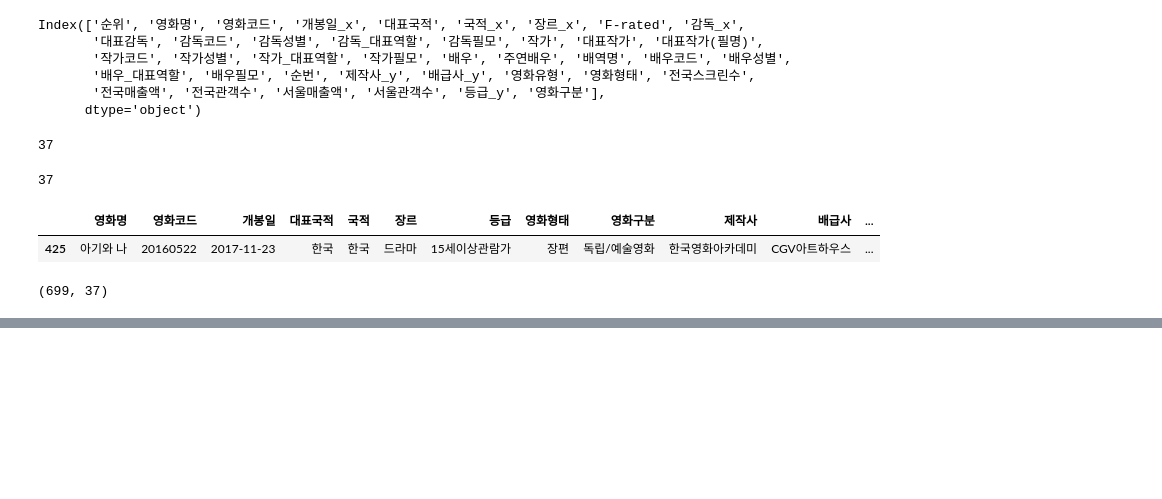
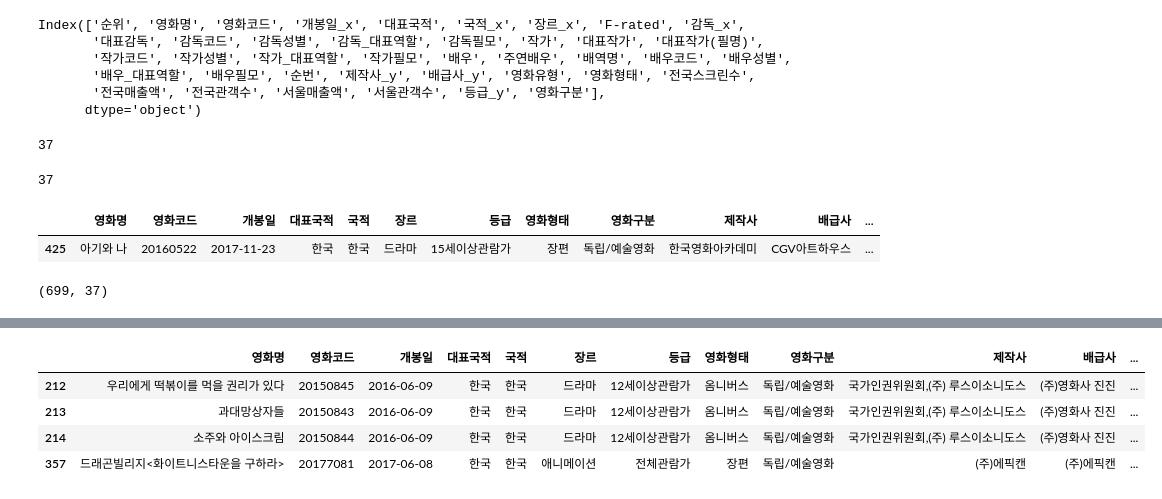
Before and after one commit to kim4pb/Female-led-Korean-Films, a Jupyter notebook: 02.EDA/Preprocessing05_Data_update.ipynb, the cells around one changed output, grey strips where cells are left out. Saved outputs shown, nothing was run; the diff lists cells and outputs as text; code cells hidden in the pictures; blank space fills up the shorter version.

```diff
--- a/02.EDA/Preprocessing05_Data_update.ipynb
+++ b/02.EDA/Preprocessing05_Data_update.ipynb
@@ -433,0 +501,5 @@ merged2.to_csv('../01.Data_Collection/films_updated.csv', index=False)
+# %%
+# 개봉일이 2015.1.1.에서 2019.8.31. 사이인 영화만 남긴다.
+show19 = show19[(pd.to_datetime(show19['개봉일']) >= '2015-01-01') & (pd.to_datetime(show19['개봉일']) <= '2019-08-31')]
+show1718 = show1718[(pd.to_datetime(show1718['개봉일']) >= '2015-01-01') & (pd.to_datetime(show1718['개봉일']) <= '2019-08-31')]
+show1516 = show1516[(pd.to_datetime(show1516['개봉일']) >= '2015-01-01') & (pd.to_datetime(show1516['개봉일']) <= '2019-08-31')]
@@ -433,0 +541,14 @@ merged2.to_csv('../01.Data_Collection/films_updated.csv', index=False)
+# %%
+# 상영횟수 포함 숫자 값 컬럼들의 데이터타입 변경
+cols = ['매출액 ', '누적매출액 ', '관객수 ', '누적관객수 ', '스크린수 ', '상영횟수 ']
+show19[cols] = show19[cols].applymap(lambda x: float(x.replace(',','')))
+show1718[cols] = show1718[cols].applymap(lambda x: float(x.replace(',','')))
+show1516[cols] = show1516[cols].applymap(lambda x: float(x.replace(',','')))
+# %%
+# 15-16년, 17-18년, 19년의 상영횟수를 각각의 컬럼으로 붙일 것이므로 컬럼명을 서로 다르게 한다.
+show19 = show19.rename(columns = {'상영횟수 ':'상영횟수_19'})
+show1718 = show1718.rename(columns = {'상영횟수 ':'상영횟수_1718'})
+show1516 = show1516.rename(columns = {'상영횟수 ':'상영횟수_1516'})
+# %%
+# film을 왼쪽에 두고 left join
+merged3 = film.merge(show19[['영화명', '상영횟수_19']], how='left', on='영화명').merge(show1718[['영화명', '상영횟수_1718']], how='left', on='영화명').merge(show1516[['영화명', '상영횟수_1516']], how='left', on='영화명')
@@ -433,0 +568,9 @@ merged2.to_csv('../01.Data_Collection/films_updated.csv', index=False)
+# %%
+# 3개의 컬럼이 모두 nan 값인 영화가 있는지 확인한다.
+merged3[(merged3['상영횟수_19'].isnull()) & (merged3['상영횟수_1718'].isnull()) & (merged3['상영횟수_1516'].isnull())]
+# %% [output]
+|  | 영화명 | 영화코드 | 개봉일 | 대표국적 | 국적 | 장르 | 등급 | 영화형태 | 영화구분 | 제작사 | 배급사 | ... |
+| 212 | 우리에게 떡볶이를 먹을 권리가 있다 | 20150845 | 2016-06-09 | 한국 | 한국 | 드라마 | 12세이상관람가 | 옴니버스 | 독립/예술영화 | 국가인권위원회,(주) 루스이소니도스 | (주)영화사 진진 | ... |
+| 213 | 과대망상자들 | 20150843 | 2016-06-09 | 한국 | 한국 | 드라마 | 12세이상관람가 | 옴니버스 | 독립/예술영화 | 국가인권위원회,(주) 루스이소니도스 | (주)영화사 진진 | ... |
+| 214 | 소주와 아이스크림 | 20150844 | 2016-06-09 | 한국 | 한국 | 드라마 | 12세이상관람가 | 옴니버스 | 독립/예술영화 | 국가인권위원회,(주) 루스이소니도스 | (주)영화사 진진 | ... |
+| 357 | 드래곤빌리지<화이트니스타운을 구하라> | 20177081 | 2017-06-08 | 한국 | 한국 | 애니메이션 | 전체관람가 | 장편 | 독립/예술영화 | (주)에픽캔 | (주)에픽캔 | ... |
```
Also changed, not shown: parts of 40 cells of this notebook, 7 other files.
